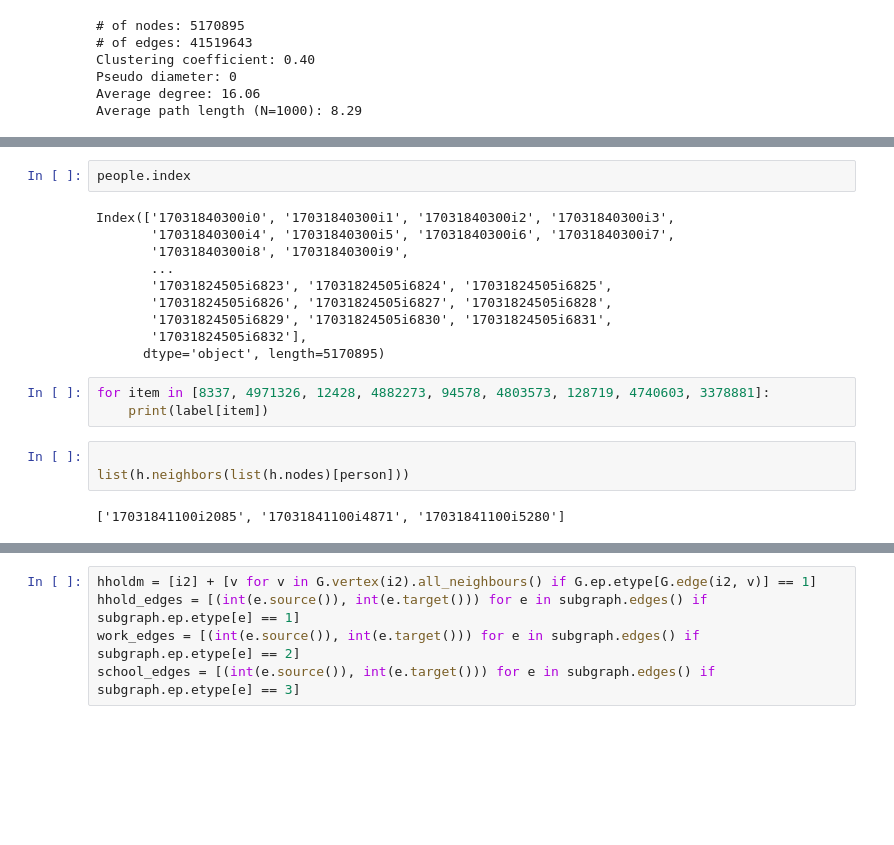
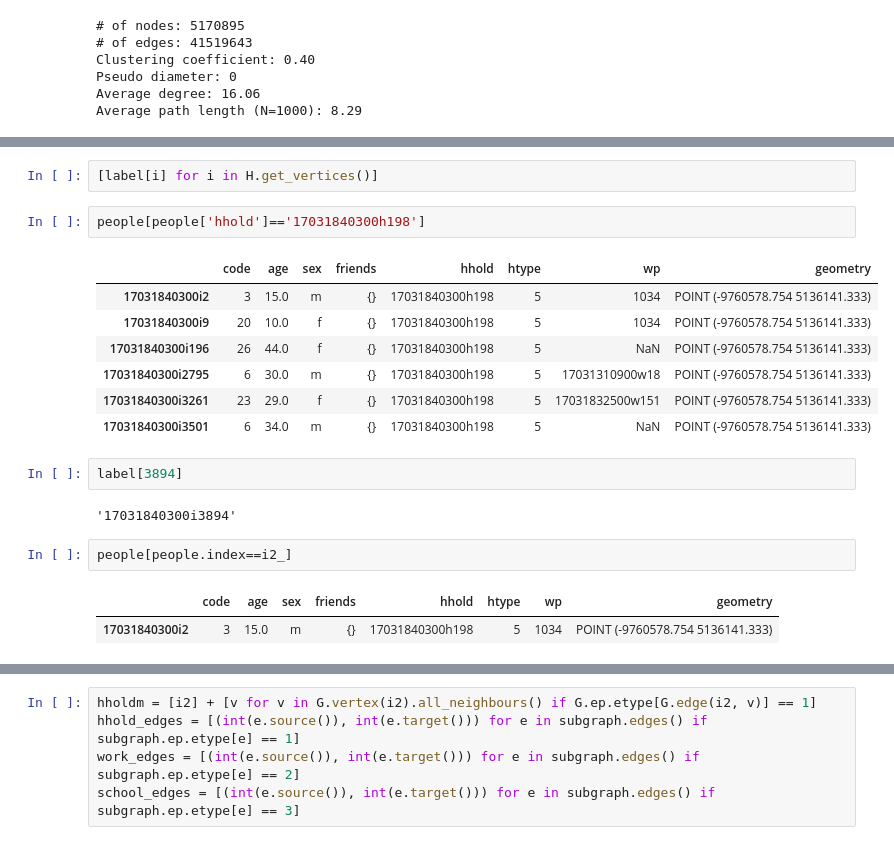
Before and after one commit to behnamnkp/TranEpiSim, a Jupyter notebook: src/synthetic_human_contact_network.ipynb, the cells around one changed output, grey strips where cells are left out. Cells and saved outputs as stored; diff of their text form; blank space fills up the shorter version.

```diff
--- a/src/synthetic_human_contact_network.ipynb
+++ b/src/synthetic_human_contact_network.ipynb
@@ -459,20 +488,21 @@ label[4]
+# %%
+[label[i] for i in H.get_vertices()]
+# %%
+people[people['hhold']=='17031840300h198']
+# %% [output]
+|  | code | age | sex | friends | hhold | htype | wp | geometry |
+| 17031840300i2 | 3 | 15.0 | m | {} | 17031840300h198 | 5 | 1034 | POINT (-9760578.754 5136141.333) |
+| 17031840300i9 | 20 | 10.0 | f | {} | 17031840300h198 | 5 | 1034 | POINT (-9760578.754 5136141.333) |
+| 17031840300i196 | 26 | 44.0 | f | {} | 17031840300h198 | 5 | NaN | POINT (-9760578.754 5136141.333) |
+| 17031840300i2795 | 6 | 30.0 | m | {} | 17031840300h198 | 5 | 17031310900w18 | POINT (-9760578.754 5136141.333) |
+| 17031840300i3261 | 23 | 29.0 | f | {} | 17031840300h198 | 5 | 17031832500w151 | POINT (-9760578.754 5136141.333) |
+| 17031840300i3501 | 6 | 34.0 | m | {} | 17031840300h198 | 5 | NaN | POINT (-9760578.754 5136141.333) |
+# %%
+label[3894]
+# %% [output]
+'17031840300i3894'
 # %%
-people.index
+people[people.index==i2_]
 # %% [output]
-Index(['17031840300i0', '17031840300i1', '17031840300i2', '17031840300i3',
-       '17031840300i4', '17031840300i5', '17031840300i6', '17031840300i7',
-       '17031840300i8', '17031840300i9',
-       ...
-       '17031824505i6823', '17031824505i6824', '17031824505i6825',
-       '17031824505i6826', '17031824505i6827', '17031824505i6828',
-       '17031824505i6829', '17031824505i6830', '17031824505i6831',
-       '17031824505i6832'],
-      dtype='object', length=5170895)
+|  | code | age | sex | friends | hhold | htype | wp | geometry |
+| 17031840300i2 | 3 | 15.0 | m | {} | 17031840300h198 | 5 | 1034 | POINT (-9760578.754 5136141.333) |
-# %%
-for item in [8337, 4971326, 12428, 4882273, 94578, 4803573, 128719, 4740603, 3378881]:
-    print(label[item])
-# %%
-
-list(h.neighbors(list(h.nodes)[person]))
-# %% [output]
-['17031841100i2085', '17031841100i4871', '17031841100i5280']
```
Also changed, not shown: parts of 30 cells of this notebook, 2 other files.
